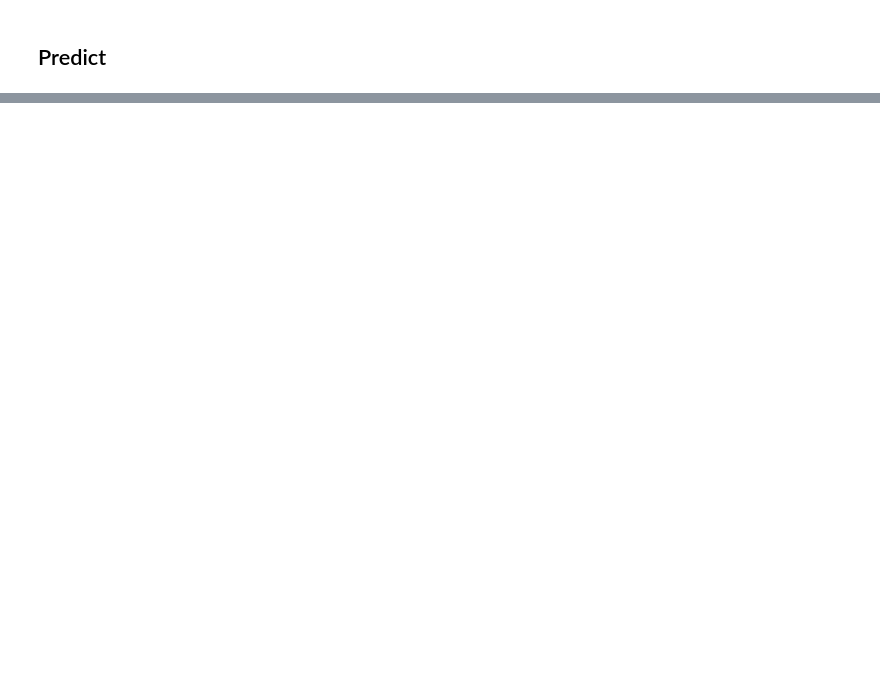
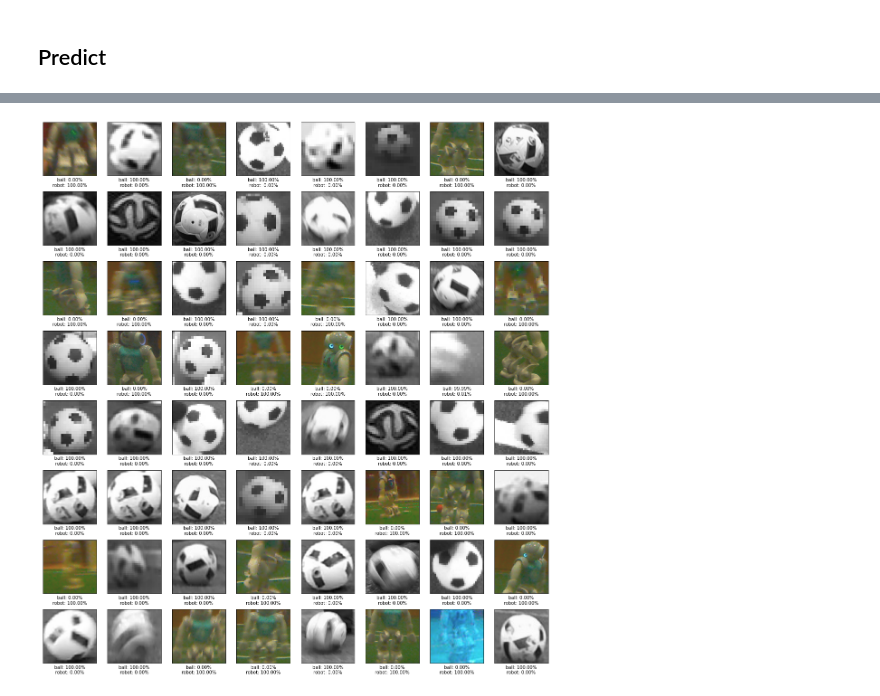
Before and after one commit to krogerpa/oveject_detection, a Jupyter notebook: CNN_tom.ipynb, the cells around one changed output, grey strips where cells are left out. Cells and saved outputs as stored; diff of their text form; code cells hidden in the pictures; blank space fills up the shorter version.

```diff
--- a/CNN_tom.ipynb
+++ b/CNN_tom.ipynb
@@ -128,11 +130,14 @@ validation_generator = train_datagen.flow_from_directory(
     subset = 'validation'
 )
 
+# class_mode = 'categorical',
+
 print("test dataset:")
 test_generator = train_datagen.flow_from_directory(
     TEST_FOLDER_NAME,
     target_size = (DIMEN, DIMEN),
     batch_size = BATCH_SIZE,
+    shuffle = False,
     class_mode = 'binary',
 )
 # %% [output]
@@ -294,0 +296,4 @@ test_acc: 1.0
+# %%
+predict = model.predict_generator(test_generator, steps=len(test_generator), verbose=1)
+filenames = test_generator.filenames
+labels = list(train_generator.class_indices.keys())
@@ -294,0 +302,25 @@ test_acc: 1.0
+# %%
+random_test_data = random.sample(range(len(predict)), k=BATCH_SIZE)
+
+h_grid_size = 8
+plt.figure(figsize=(20, 25))
+
+for i, index in enumerate(random_test_data):
+  ax = plt.subplot(BATCH_SIZE // h_grid_size + 1, h_grid_size, i+1)
+  plt.xticks([])
+  plt.yticks([])
+  plt.grid(False)
+
+  filename = filenames[index]
+  file_path = os.path.join(TEST_FOLDER_NAME, filename)
+  img = image.load_img(file_path, target_size=(DIMEN, DIMEN))
+
+  plt.imshow(img)
+
+  label_text = '{}: {:.2f}%'.format(labels[0], predict[index][0] * 100)
+  label_text += '\n{}: {:.2f}%'.format(labels[1], predict[index][1] * 100)
+  plt.xlabel('{}'.format(label_text))
+
+fig.show()
+# %% [output]
+[figure, added]
```
Also changed, not shown: parts of 9 cells of this notebook.
